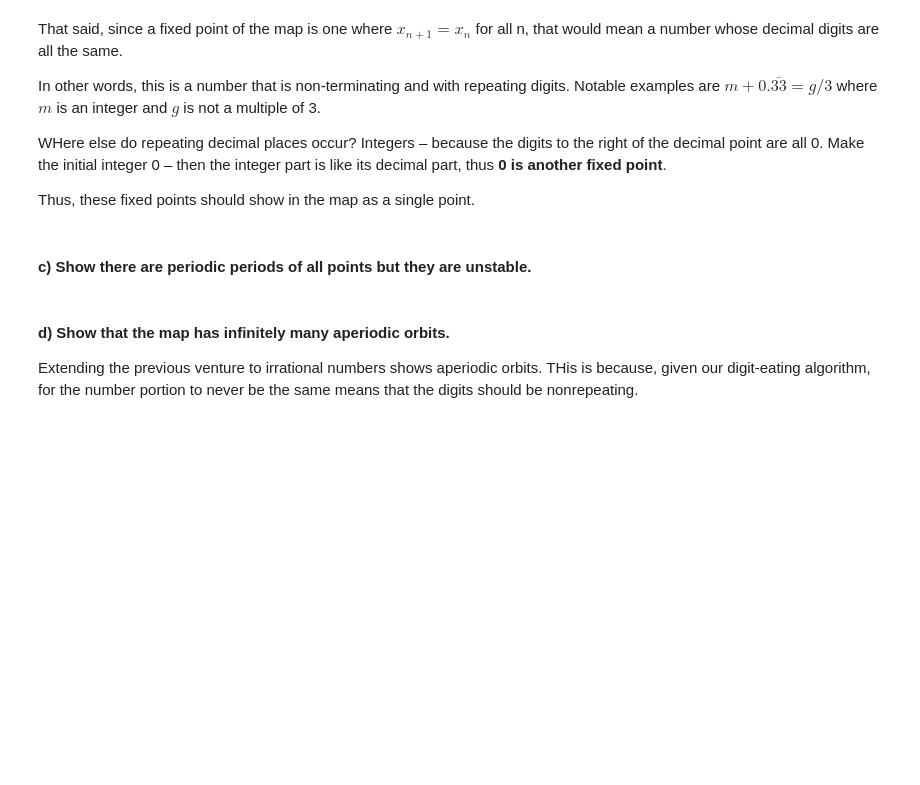
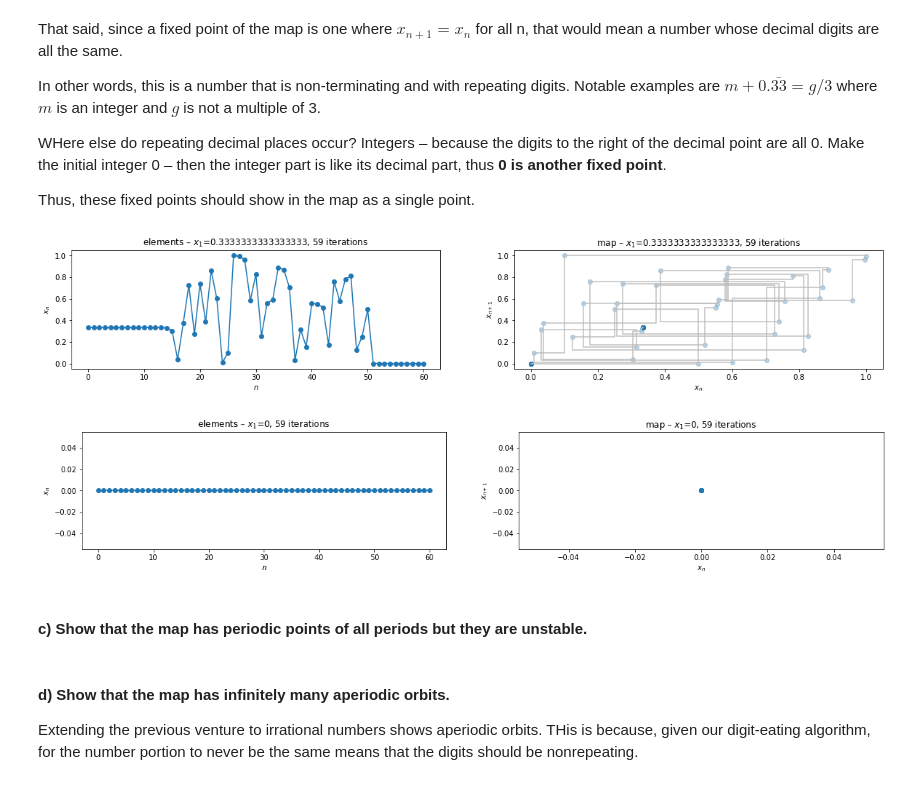
Before and after one commit to mimmphi/Physics-212, a Jupyter notebook: 10.3.7.ipynb, the cells around one changed output. Saved outputs shown, nothing was run; the diff lists cells and outputs as text; code cells hidden in the pictures; blank space fills up the shorter version.

```diff
--- a/10.3.7.ipynb
+++ b/10.3.7.ipynb
@@ -100,11 +118,14 @@ Thus, these fixed points should show in the map as a single point.
 # %%
 # investigate notable cases; test your guesses of fixed points
 
 # repeating, non-terminating
-dec_shift_map(si=1/3, stop=400) # wrong
-dec_shift_map(si=0, stop=400) # ok
+dec_shift_map(si=1/3, stop=60) # ???
+dec_shift_map(si=0, stop=60) # ok
+# %% [output]
+[figure, added]
+[figure, added]
 # %% [markdown]
-#### c) Show there are periodic periods of all points but they are unstable.
+#### c) Show that the map has periodic points of all periods but they are unstable.
 # %% [markdown]
 #### d) Show that the map has infinitely many aperiodic orbits.
 
```
Also changed, not shown: parts of 16 cells of this notebook.
